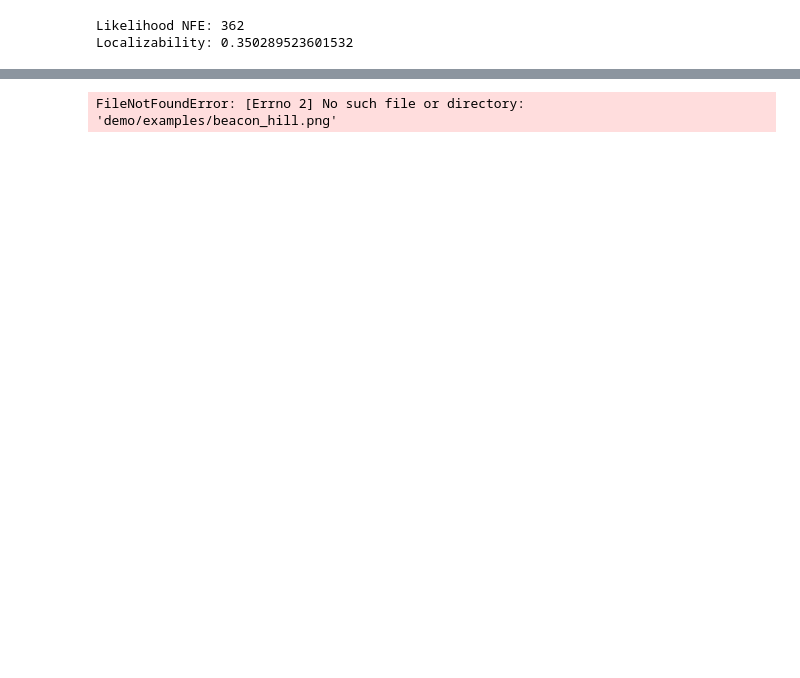
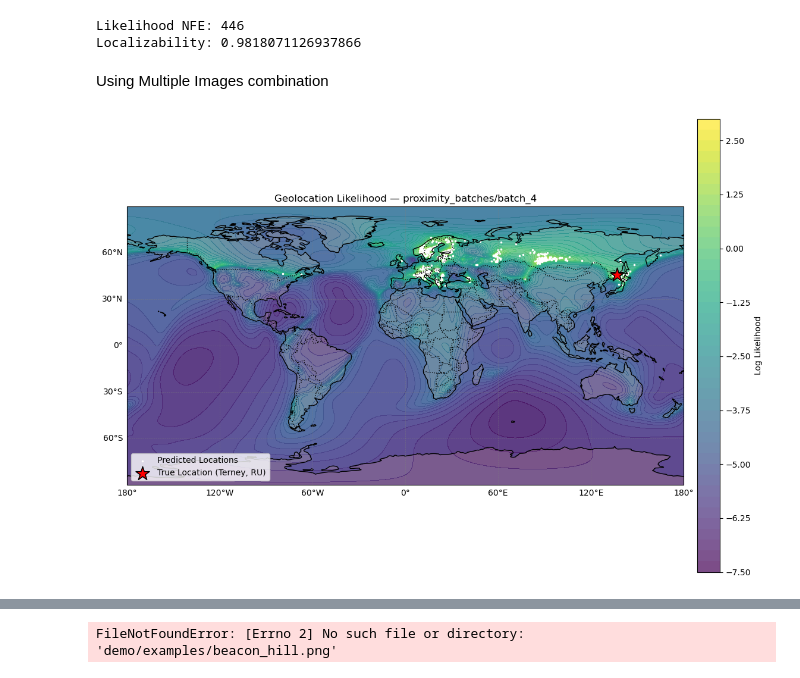
Before and after one commit to CharlesC03/EECE5639_Final_Project, a Jupyter notebook: plonk_example.ipynb, the cells around one changed output, grey strips where cells are left out. Drawn from its saved outputs; the diff is of its cells as text; code cells hidden in the pictures; blank space fills up the shorter version.

```diff
--- a/plonk_example.ipynb
+++ b/plonk_example.ipynb
@@ -8,5 +17,5 @@ import torch
 device = torch.device("cuda")
 # %%
-pipeline = PlonkPipeline("local_models/Default_DINO_Model").to(device)
+pipeline = PlonkPipeline("local_models/StreetCLIP_Multi_Mean_Model").to(device)
 # %% [output]
 Loading weights from local directory
@@ -14,5 +41,6 @@ Using cache found in /home/charles/.cache/torch/hub/facebookresearch_dinov2_main
 # %%
-image_path = "demo/examples/luca.jpg"
+image_path = "demo/examples/santa_clara.jpg"
+output_path = "demo/results/santa_clara.pdf"
 image = Image.open(image_path)
 # %%
 gps_coords = pipeline(image, batch_size=1024)
@@ -90,5 +104,7 @@ ImportError: /home/charles/miniforge3/envs/plonk/lib/python3.10/site-packages/py
 localizability = pipeline.compute_localizability(image)
 print(f"Localizability: {localizability}")
 # %% [output]
-Likelihood NFE: 362
-Localizability: 0.350289523601532
+Likelihood NFE: 446
+Localizability: 0.9818071126937866
+# %% [markdown]
+Using Multiple Images combination
@@ -94,0 +115,40 @@ Localizability: 0.350289523601532
+# %%
+with open(Path(image_dir) / "anchor_location.json") as f:
+    truth = json.load(f)
+true_lat, true_lon = truth["latitude"], truth["longitude"]
+
+plt.figure(figsize=(12, 8))
+ax = plt.axes(projection=ccrs.PlateCarree())
+ax.add_feature(cfeature.LAND)
+ax.add_feature(cfeature.OCEAN)
+ax.add_feature(cfeature.COASTLINE)
+ax.add_feature(cfeature.BORDERS, linestyle=":")
+
+lon_mesh, lat_mesh = np.meshgrid(longitude, latitude)
+norm = Normalize(vmin=likelihood.min(), vmax=likelihood.max())
+contour = ax.contourf(lon_mesh, lat_mesh, likelihood,
+                      transform=ccrs.PlateCarree(),
+                      cmap="viridis", norm=norm, levels=50, alpha=0.7)
+cbar = plt.colorbar(contour, ax=ax, orientation="vertical", pad=0.02)
+cbar.set_label("Log Likelihood")
+
+ax.scatter(gps_coords[:, 1], gps_coords[:, 0],
+           color="white", marker=".", s=10,
+           transform=ccrs.PlateCarree(),
+           label="Predicted Locations")
+
+ax.scatter([true_lon], [true_lat],
+           color="red", marker="*", s=300, edgecolor="black", linewidth=1.2,
+           transform=ccrs.PlateCarree(), zorder=5,
+           label=f"True Location ({truth.get('city','')}, {truth.get('country','')})")
+
+gl = ax.gridlines(draw_labels=True, linewidth=0.5, color="gray", alpha=0.5, linestyle="--")
+gl.top_labels = False
+gl.right_labels = False
+
+plt.title(f"Geolocation Likelihood — {image_dir}")
+plt.legend(loc="lower left")
+plt.tight_layout()
+plt.show()
+# %% [output]
+[figure, added]
```
Also changed, not shown: parts of 9 cells of this notebook, 6 other files.
